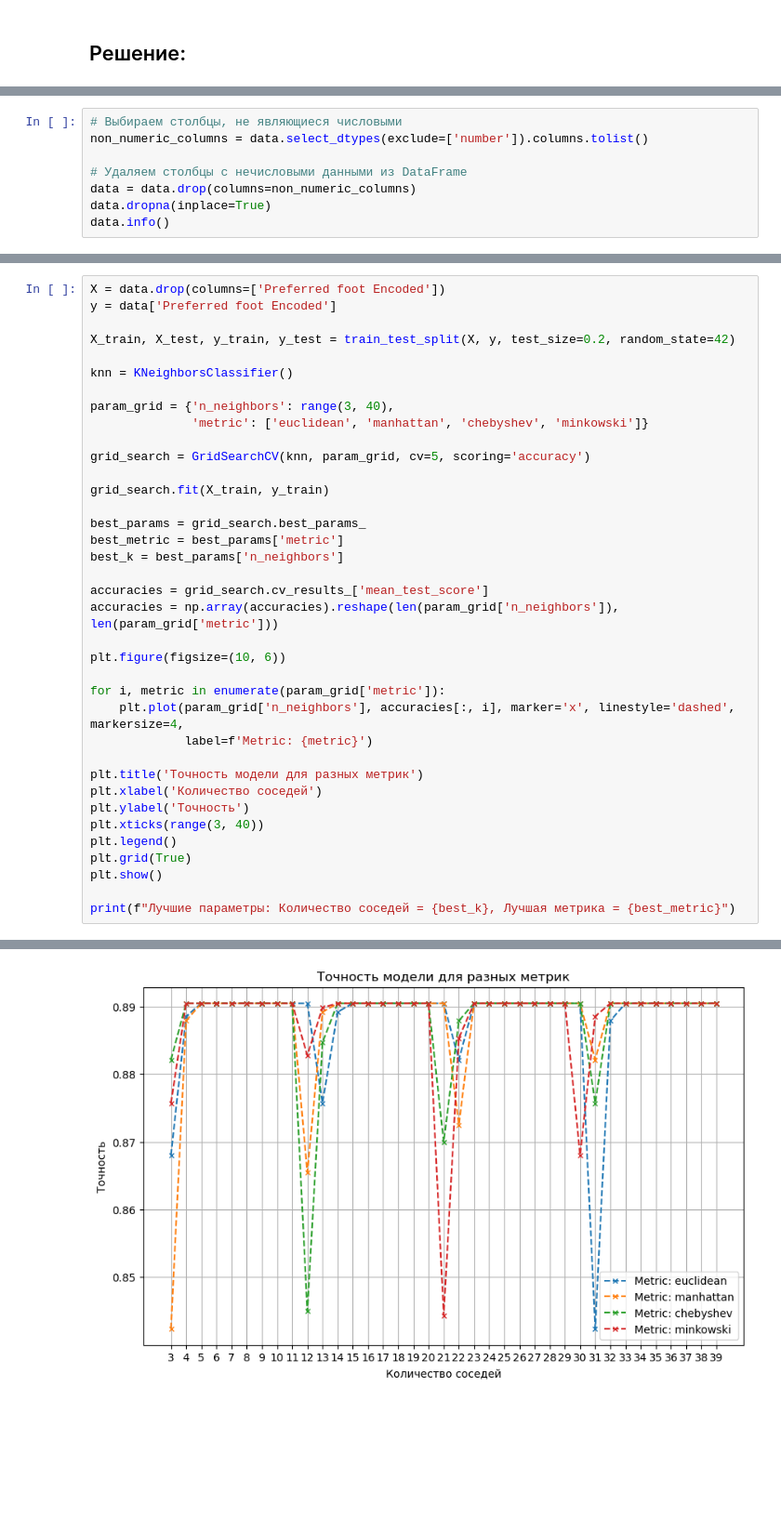
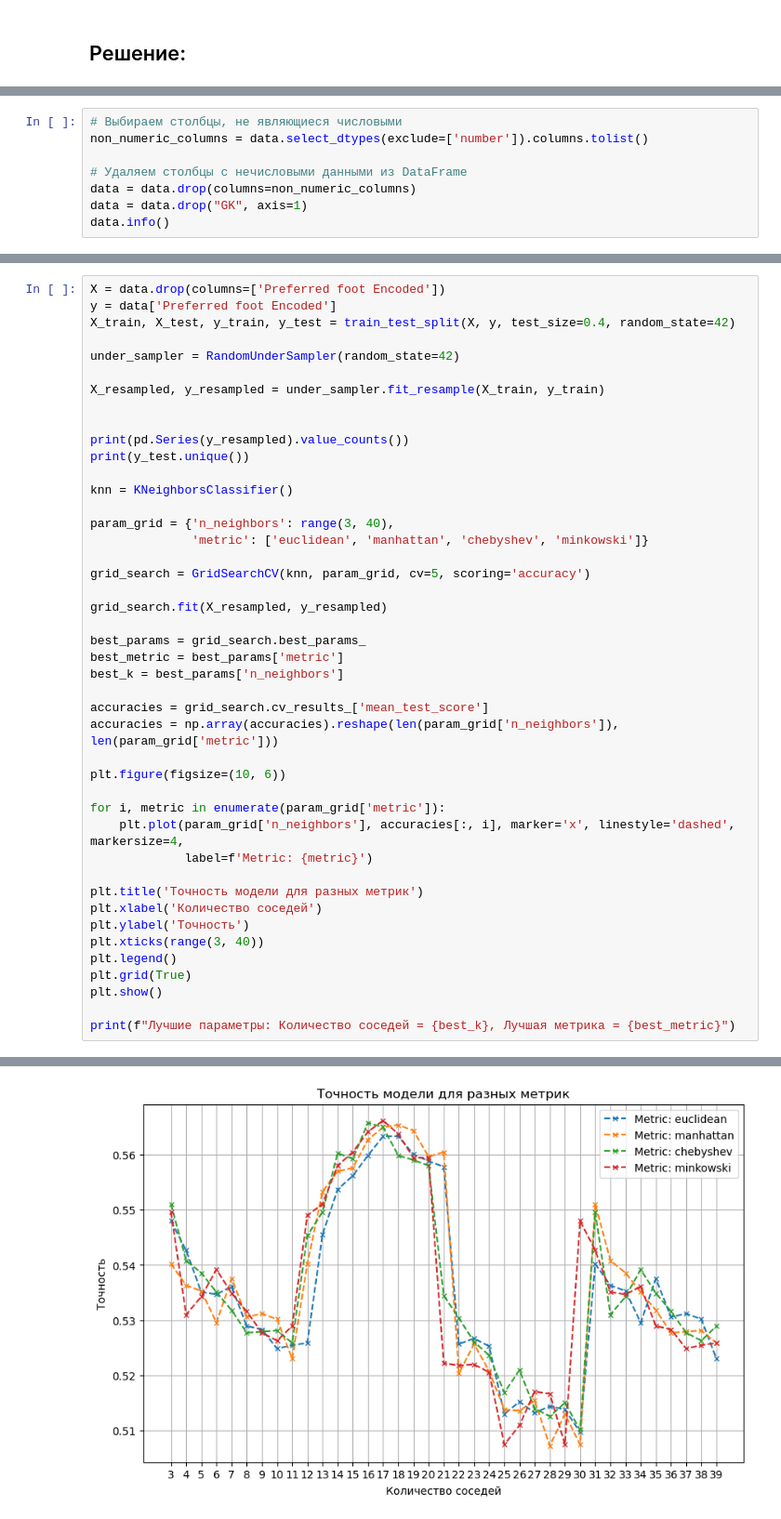
Before and after one commit to ShevRuslan/python-ml, a Jupyter notebook: 1-laba/1Laba.ipynb, the cells around one changed output, grey strips where cells are left out. Shown at 93% size. Drawn from its saved outputs; the diff is of its cells as text; blank space fills up the shorter version.

```diff
--- a/1-laba/1Laba.ipynb
+++ b/1-laba/1Laba.ipynb
@@ -67,7 +83,7 @@ non_numeric_columns = data.select_dtypes(exclude=['number']).columns.tolist()
 
 # Удаляем столбцы с нечисловыми данными из DataFrame
 data = data.drop(columns=non_numeric_columns)
-data.dropna(inplace=True)
+data = data.drop("GK", axis=1)
 data.info()
 # %% [output]
 <class 'pandas.core.frame.DataFrame'>
@@ -90,8 +106,15 @@ memory usage: 602.4 KB
 # %%
 X = data.drop(columns=['Preferred foot Encoded'])
 y = data['Preferred foot Encoded']
+X_train, X_test, y_train, y_test = train_test_split(X, y, test_size=0.4, random_state=42)
 
-X_train, X_test, y_train, y_test = train_test_split(X, y, test_size=0.2, random_state=42)
+under_sampler = RandomUnderSampler(random_state=42)
+
+X_resampled, y_resampled = under_sampler.fit_resample(X_train, y_train)
+
+
+print(pd.Series(y_resampled).value_counts())
+print(y_test.unique())
 
 knn = KNeighborsClassifier()
 
@@ -100,7 +123,7 @@ param_grid = {'n_neighbors': range(3, 40),
 
 grid_search = GridSearchCV(knn, param_grid, cv=5, scoring='accuracy')
 
-grid_search.fit(X_train, y_train)
+grid_search.fit(X_resampled, y_resampled)
 
 best_params = grid_search.best_params_
 best_metric = best_params['metric']
@@ -128 +155 @@ print(f"Лучшие параметры: Количество соседей = {
-[figure, old version]
+[figure, new version]
```
Also changed, not shown: parts of 6 cells of this notebook, 9 other files.
